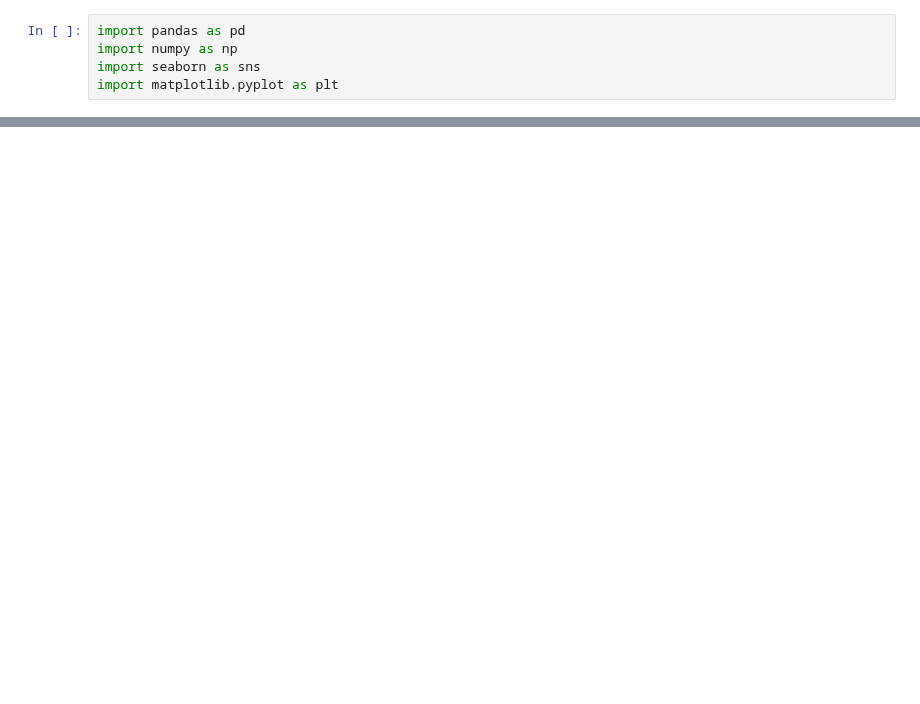
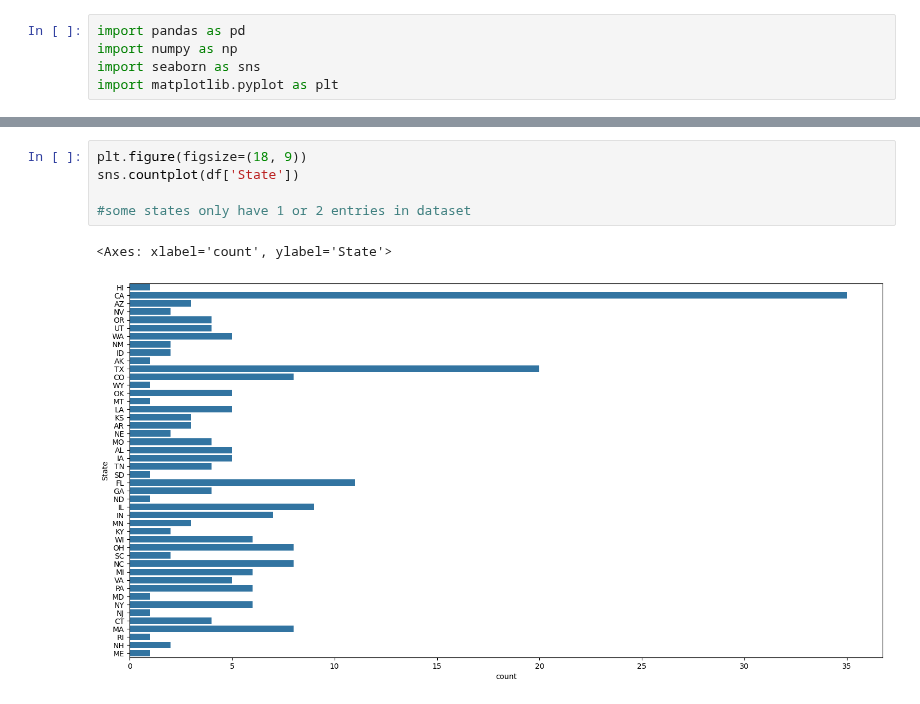
Before and after one commit to shuting2023/Natures_Rx, a Jupyter notebook: allmergedNewEDA.ipynb, the cells around one changed output, grey strips where cells are left out. Drawn from its saved outputs; the diff is of its cells as text; blank space fills up the shorter version.

```diff
--- a/allmergedNewEDA.ipynb
+++ b/allmergedNewEDA.ipynb
@@ -57,0 +88,8 @@ plt.hist(x = df['MH_Score'])
+# %%
+plt.figure(figsize=(18, 9))
+sns.countplot(df['State'])
+
+#some states only have 1 or 2 entries in dataset
+# %% [output]
+<Axes: xlabel='count', ylabel='State'>
+[figure, added]
```
Also changed, not shown: parts of 42 cells of this notebook, 1 other file.
